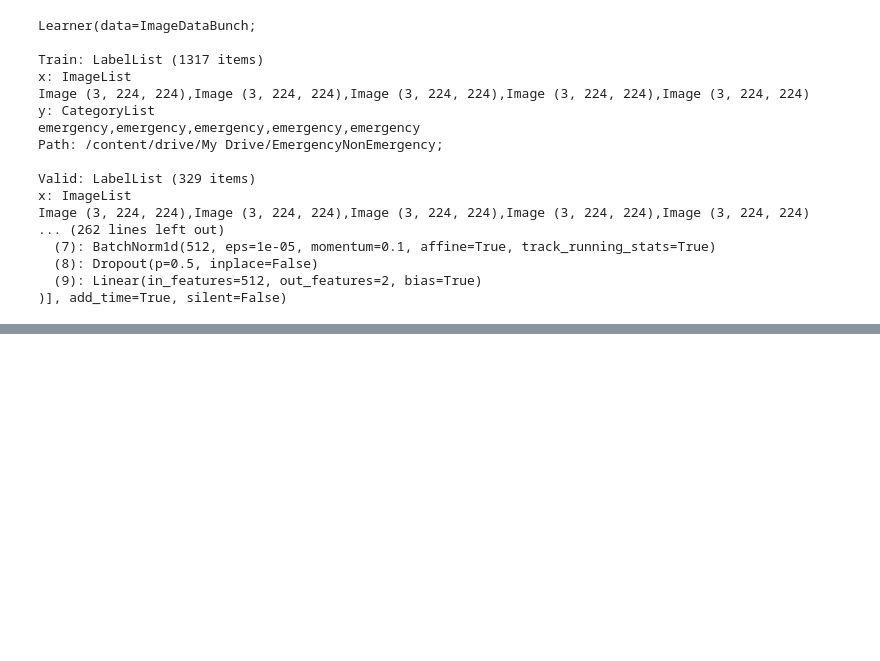
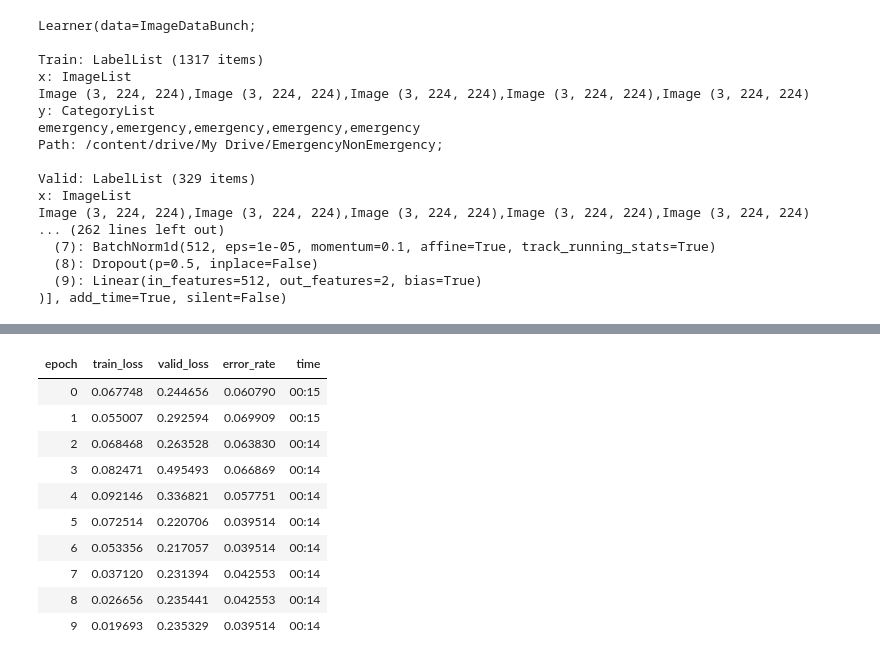
Before and after one commit to alphaczar/Deep-Learning, a Jupyter notebook: EmergencyVsNonEmergency_fastai.ipynb, the cells around one changed output, grey strips where cells are left out. Drawn from its saved outputs; the diff is of its cells as text; code cells hidden in the pictures; blank space fills up the shorter version.

```diff
--- a/EmergencyVsNonEmergency_fastai.ipynb
+++ b/EmergencyVsNonEmergency_fastai.ipynb
@@ -118,3 +128,14 @@ learn.recorder.plot()
 # %%
-learn.unfreeze()
-learn.fit_one_cycle(2, max_lr=slice(1e-6, 1e-4))
+learn.fit_one_cycle(10,max_lr=slice(1e-4,1e-3))
+# %% [output]
+| epoch | train_loss | valid_loss | error_rate | time |
+| 0 | 0.067748 | 0.244656 | 0.060790 | 00:15 |
+| 1 | 0.055007 | 0.292594 | 0.069909 | 00:15 |
+| 2 | 0.068468 | 0.263528 | 0.063830 | 00:14 |
+| 3 | 0.082471 | 0.495493 | 0.066869 | 00:14 |
+| 4 | 0.092146 | 0.336821 | 0.057751 | 00:14 |
+| 5 | 0.072514 | 0.220706 | 0.039514 | 00:14 |
+| 6 | 0.053356 | 0.217057 | 0.039514 | 00:14 |
+| 7 | 0.037120 | 0.231394 | 0.042553 | 00:14 |
+| 8 | 0.026656 | 0.235441 | 0.042553 | 00:14 |
+| 9 | 0.019693 | 0.235329 | 0.039514 | 00:14 |
```
Also changed, not shown: parts of 3 cells of this notebook.
